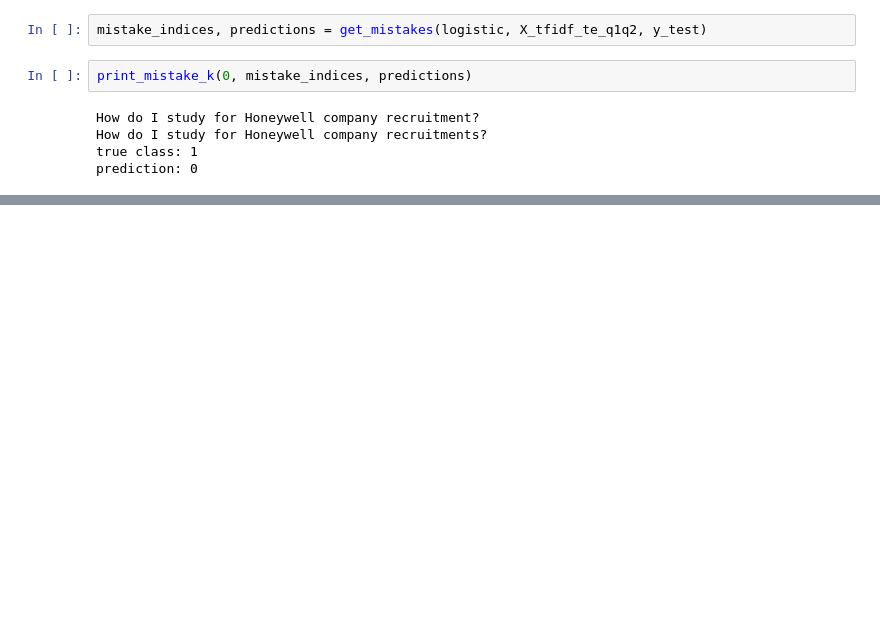
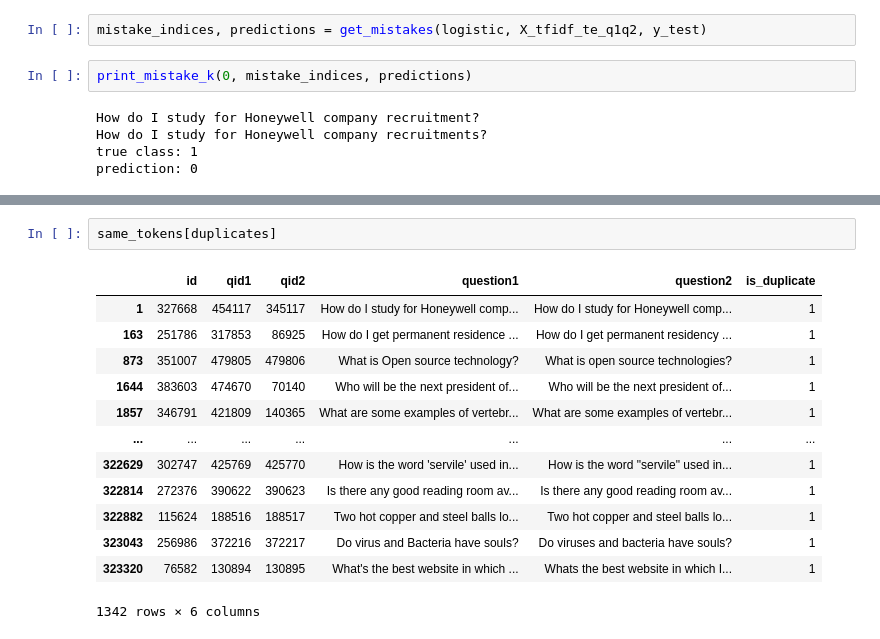
Before and after one commit to jordisc97/NLP-Assignment-1, a Jupyter notebook: 00_Base_Albert.ipynb, the cells around one changed output, grey strips where cells are left out. Saved outputs shown, nothing was run; the diff lists cells and outputs as text; blank space fills up the shorter version.

```diff
--- a/00_Base_Albert.ipynb
+++ b/00_Base_Albert.ipynb
@@ -215,0 +378,16 @@ Probability vector: [P(0|x), P(1|x)]:
+# %%
+same_tokens[duplicates]
+# %% [output]
+|  | id | qid1 | qid2 | question1 | question2 | is_duplicate |
+| 1 | 327668 | 454117 | 345117 | How do I study for Honeywell comp... | How do I study for Honeywell comp... | 1 |
+| 163 | 251786 | 317853 | 86925 | How do I get permanent residence ... | How do I get permanent residency ... | 1 |
+| 873 | 351007 | 479805 | 479806 | What is Open source technology? | What is open source technologies? | 1 |
+| 1644 | 383603 | 474670 | 70140 | Who will be the next president of... | Who will be the next president of... | 1 |
+| 1857 | 346791 | 421809 | 140365 | What are some examples of vertebr... | What are some examples of vertebr... | 1 |
+| ... | ... | ... | ... | ... | ... | ... |
+| 322629 | 302747 | 425769 | 425770 | How is the word 'servile' used in... | How is the word "servile" used in... | 1 |
+| 322814 | 272376 | 390622 | 390623 | Is there any good reading room av... | Is there any good reading room av... | 1 |
+| 322882 | 115624 | 188516 | 188517 | Two hot copper and steel balls lo... | Two hot copper and steel balls lo... | 1 |
+| 323043 | 256986 | 372216 | 372217 | Do virus and Bacteria have souls? | Do viruses and bacteria have souls? | 1 |
+| 323320 | 76582 | 130894 | 130895 | What's the best website in which ... | Whats the best website in which I... | 1 |
+1342 rows × 6 columns
```
Also changed, not shown: parts of 16 cells of this notebook.
